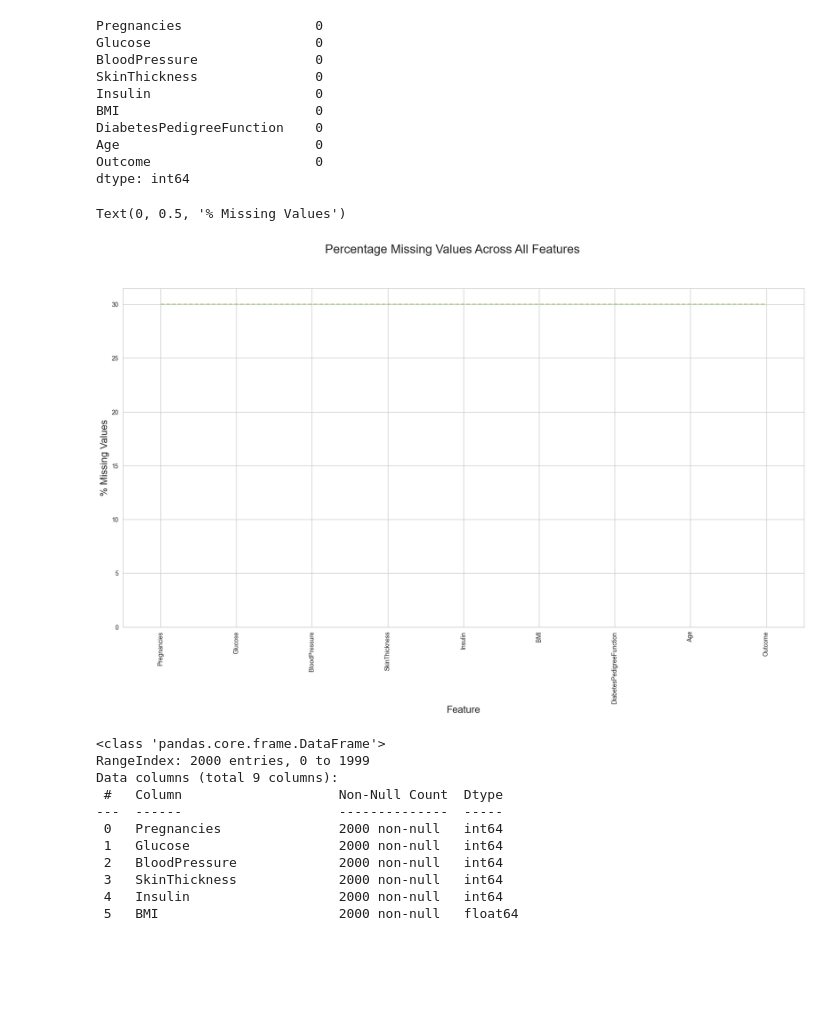
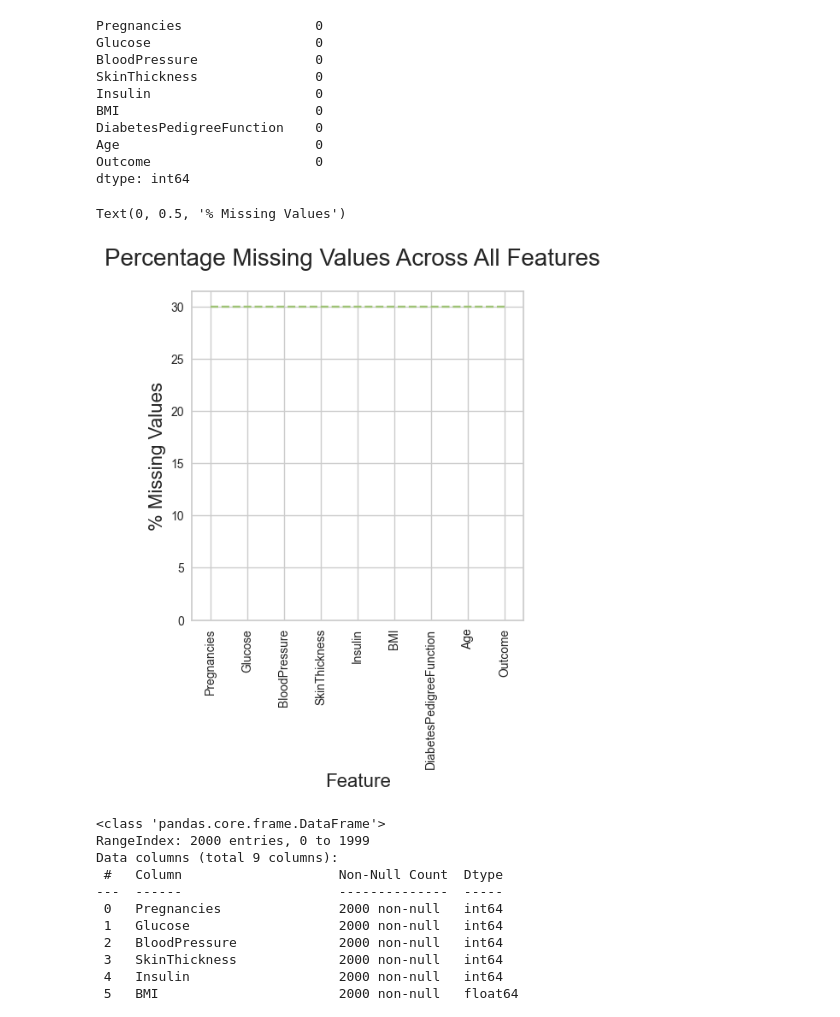
Before and after one commit to adityab24840/Project_EDA_Workshop, a Jupyter notebook: EDA.ipynb, the cells around one changed output. Saved outputs shown, nothing was run; the diff lists cells and outputs as text; code cells hidden in the pictures; blank space fills up the shorter version.

```diff
--- a/EDA.ipynb
+++ b/EDA.ipynb
@@ -91,16 +100,16 @@ dtype: int64
 # %%
 ## Plot percentage of missing values (NaNs) for each feature
 cutoff = 30 # we will remove features missing in more than 30% of the samples
-fig = plt.figure(figsize=(20,10))
+fig = plt.figure(figsize=(5,5))
 percent_missing = (df.isna().sum() / df.shape[0]) * 100
 percent_missing.plot(kind = 'bar', color = cm.rainbow(np.linspace(0, 1, 2))[(percent_missing <= cutoff).values.astype(int)])
 plt.plot(np.arange(df.shape[1]), np.repeat(cutoff, df.shape[1]), 'g--')
 fig.suptitle('Percentage Missing Values Across All Features', fontsize = 20)
 plt.xlabel('Feature', fontsize = 16)
 plt.ylabel('% Missing Values', fontsize = 16)
 # %% [output]
 Text(0, 0.5, '% Missing Values')
-[figure, old version]
+[figure, new version]
 # %%
 ## Find null columns
 # All columns wont be displayed on large column datasets if these are not specified: verbose=True, show_counts=True
```
Also changed, not shown: parts of 3 cells of this notebook, 2 other files.
